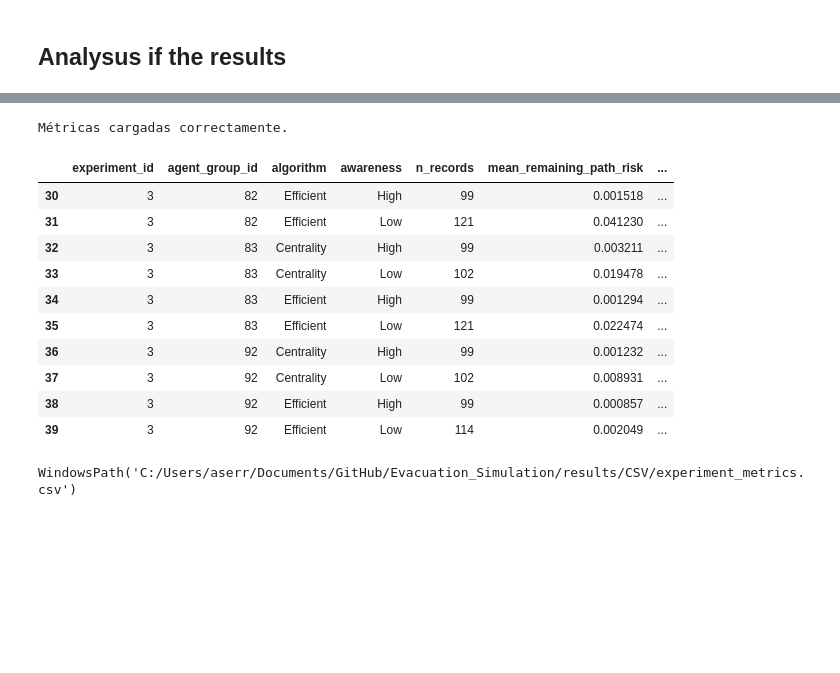
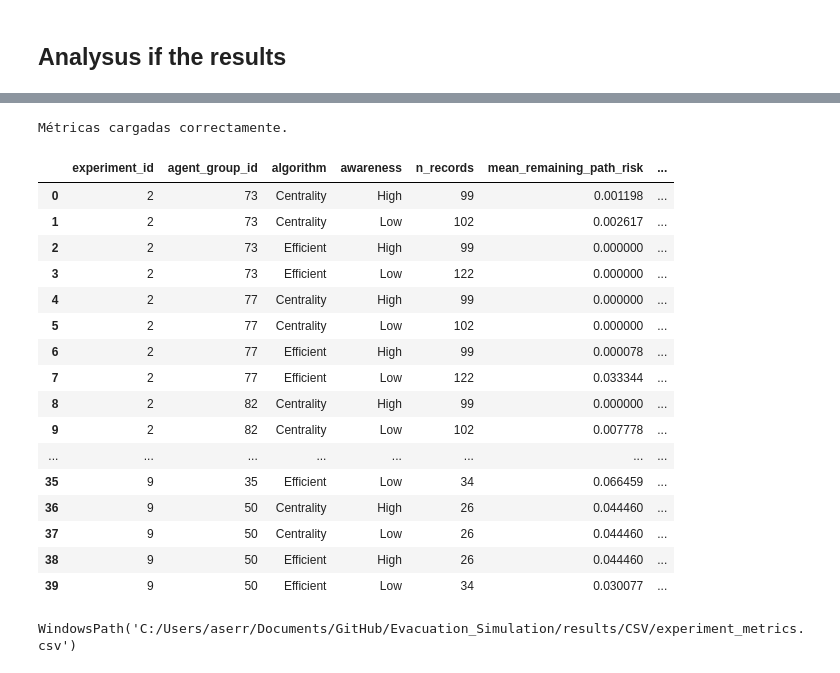
Before and after one commit to AlvaroS3rrano/Evacuation_Simulation, a Jupyter notebook: Notebooks/experiments.ipynb, the cells around one changed output, grey strips where cells are left out. Saved outputs shown, nothing was run; the diff lists cells and outputs as text; code cells hidden in the pictures; blank space fills up the shorter version.

```diff
--- a/Notebooks/experiments.ipynb
+++ b/Notebooks/experiments.ipynb
@@ -797,29 +800,35 @@ print(df_summary.to_string(index=False))
 # %%
 df_metrics = read_all_experiment_metrics(results_db_path_file)
 
 # Convertir agent_group_id binario a entero
 def convert_group_id(value):
     if isinstance(value, bytes):
         return int.from_bytes(value, byteorder='little')
     return value  # Already an int or compatible
 
 df_metrics['agent_group_id'] = df_metrics['agent_group_id'].apply(convert_group_id)
 
 # Display table
-display(df_metrics[30:])
+display(df_metrics[:])
 # %% [output]
 Métricas cargadas correctamente.
 |  | experiment_id | agent_group_id | algorithm | awareness | n_records | mean_remaining_path_risk | ... |
-| 30 | 3 | 82 | Efficient | High | 99 | 0.001518 | ... |
-| 31 | 3 | 82 | Efficient | Low | 121 | 0.041230 | ... |
-| 32 | 3 | 83 | Centrality | High | 99 | 0.003211 | ... |
-| 33 | 3 | 83 | Centrality | Low | 102 | 0.019478 | ... |
-| 34 | 3 | 83 | Efficient | High | 99 | 0.001294 | ... |
-| 35 | 3 | 83 | Efficient | Low | 121 | 0.022474 | ... |
-| 36 | 3 | 92 | Centrality | High | 99 | 0.001232 | ... |
-| 37 | 3 | 92 | Centrality | Low | 102 | 0.008931 | ... |
-| 38 | 3 | 92 | Efficient | High | 99 | 0.000857 | ... |
-| 39 | 3 | 92 | Efficient | Low | 114 | 0.002049 | ... |
+| 0 | 2 | 73 | Centrality | High | 99 | 0.001198 | ... |
+| 1 | 2 | 73 | Centrality | Low | 102 | 0.002617 | ... |
+| 2 | 2 | 73 | Efficient | High | 99 | 0.000000 | ... |
+| 3 | 2 | 73 | Efficient | Low | 122 | 0.000000 | ... |
+| 4 | 2 | 77 | Centrality | High | 99 | 0.000000 | ... |
+| 5 | 2 | 77 | Centrality | Low | 102 | 0.000000 | ... |
+| 6 | 2 | 77 | Efficient | High | 99 | 0.000078 | ... |
+| 7 | 2 | 77 | Efficient | Low | 122 | 0.033344 | ... |
+| 8 | 2 | 82 | Centrality | High | 99 | 0.000000 | ... |
+| 9 | 2 | 82 | Centrality | Low | 102 | 0.007778 | ... |
+| ... | ... | ... | ... | ... | ... | ... | ... |
+| 35 | 9 | 35 | Efficient | Low | 34 | 0.066459 | ... |
+| 36 | 9 | 50 | Centrality | High | 26 | 0.044460 | ... |
+| 37 | 9 | 50 | Centrality | Low | 26 | 0.044460 | ... |
+| 38 | 9 | 50 | Efficient | High | 26 | 0.044460 | ... |
+| 39 | 9 | 50 | Efficient | Low | 34 | 0.030077 | ... |
 # %%
 export_experiments_to_csv(results_db_path_file, RESULTS_CSV_DIR / "experiments.csv")
 export_experiment_metrics_to_csv(results_db_path_file, RESULTS_CSV_DIR / "experiment_metrics.csv", include_experiment_context=True)
```
Also changed, not shown: parts of 12 cells of this notebook, 9 other files.
